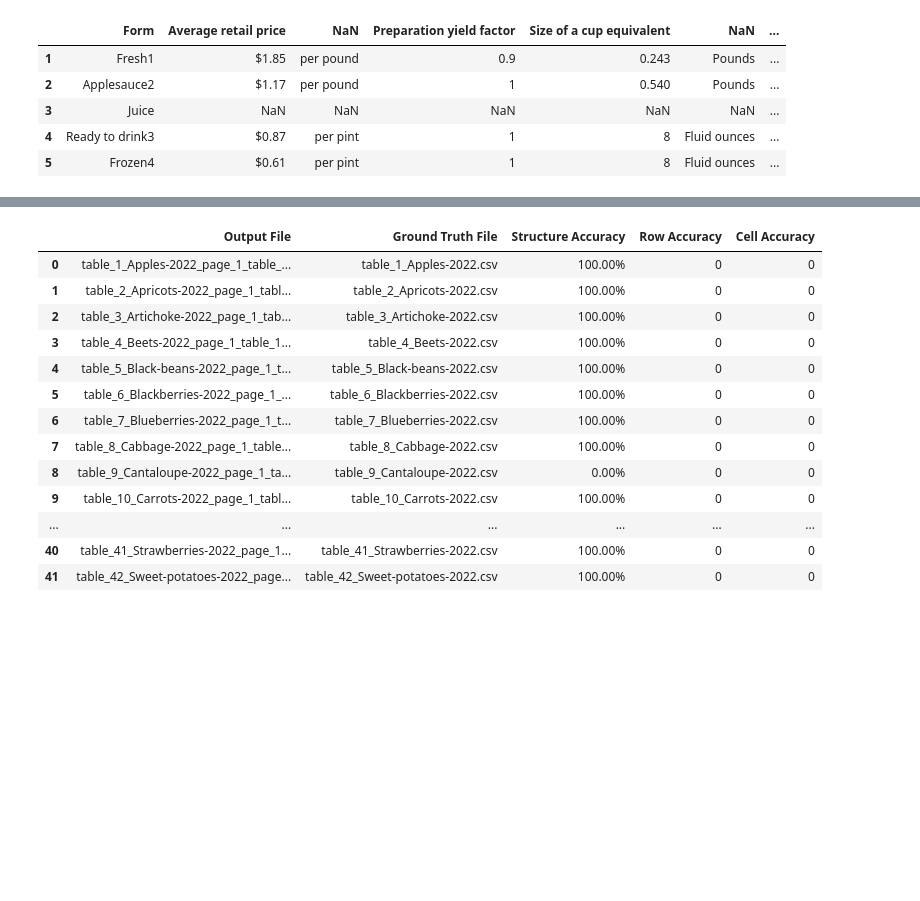
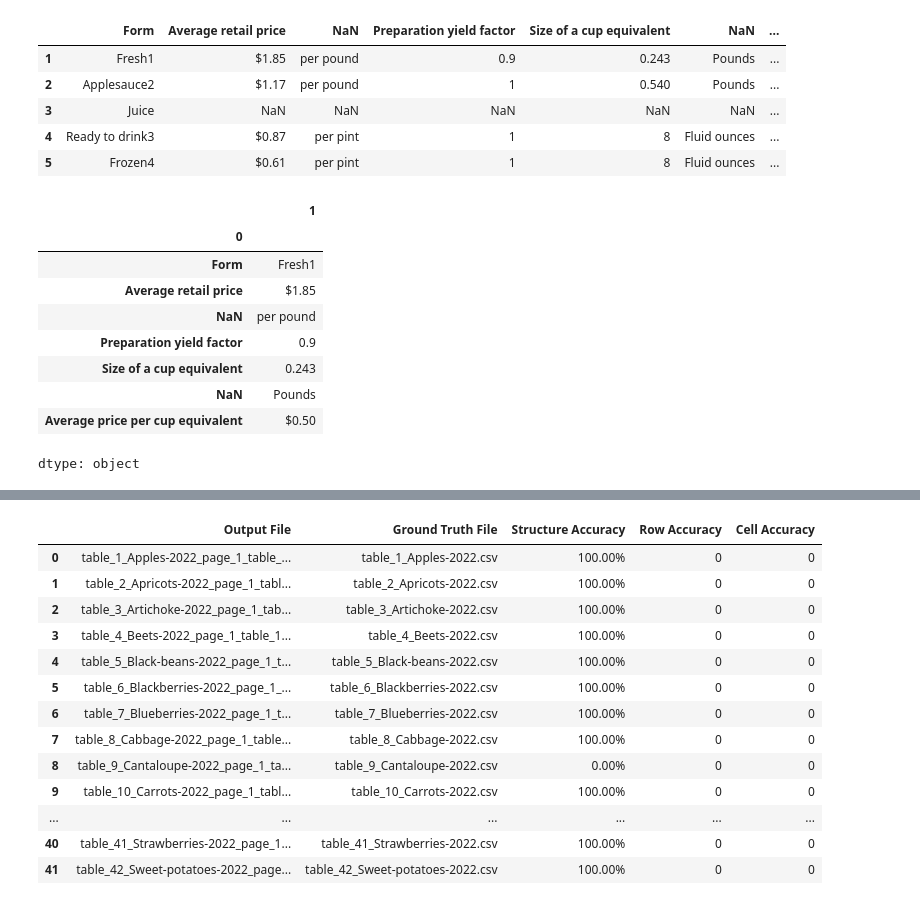
Before and after one commit to rendalamili/ml-for-table-extraction, a Jupyter notebook: Final_Metrics_Analysis.ipynb, the cells around one changed output, grey strips where cells are left out. Cells and saved outputs as stored; diff of their text form; code cells hidden in the pictures; blank space fills up the shorter version.

```diff
--- a/Final_Metrics_Analysis.ipynb
+++ b/Final_Metrics_Analysis.ipynb
@@ -129,0 +125,13 @@ cell
+# %%
+df2.iloc[0,0:]
+# %% [output]
+|  | 1 |
+| 0 |  |
+| Form | Fresh1 |
+| Average retail price | $1.85 |
+| NaN | per pound |
+| Preparation yield factor | 0.9 |
+| Size of a cup equivalent | 0.243 |
+| NaN | Pounds |
+| Average price per cup equivalent | $0.50 |
+dtype: object
```
Also changed, not shown: parts of 21 cells of this notebook.
